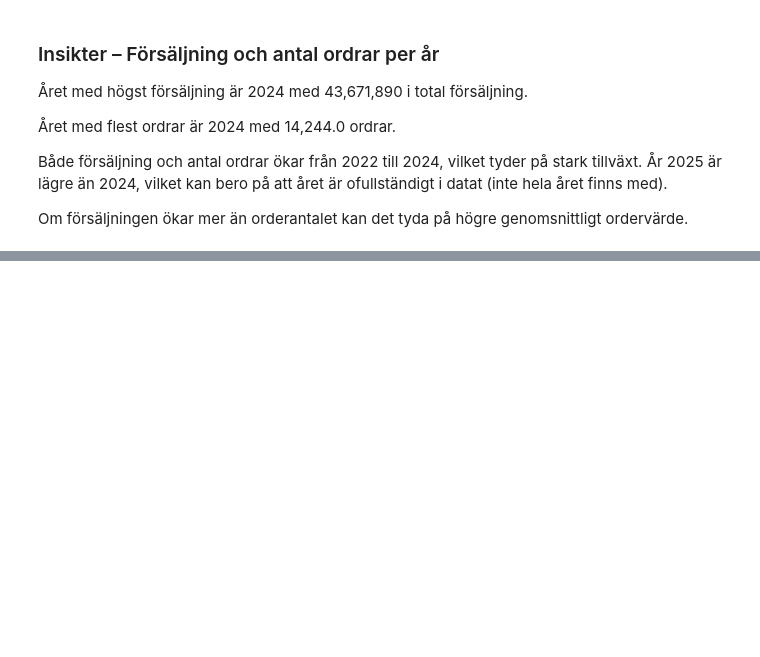
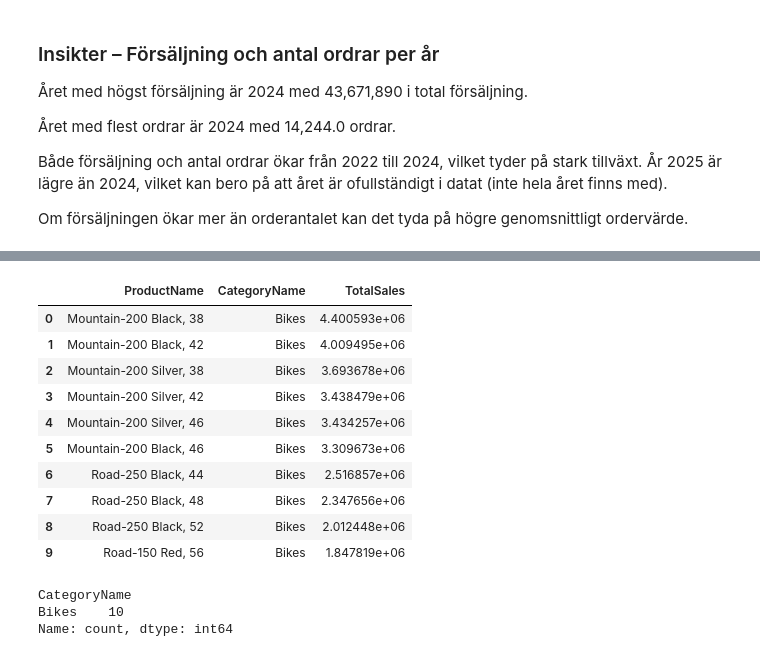
Before and after one commit to gia-w-chai/AdventureWorks2025, a Jupyter notebook: notebooks/analys.ipynb, the cells around one changed output, grey strips where cells are left out. Cells and saved outputs as stored; diff of their text form; code cells hidden in the pictures; blank space fills up the shorter version.

```diff
--- a/notebooks/analys.ipynb
+++ b/notebooks/analys.ipynb
@@ -328,0 +390,36 @@ Om försäljningen ökar mer än orderantalet kan det tyda på högre genomsnitt
+# %%
+query_vis5_cat = """
+SELECT TOP 10
+    p.Name AS ProductName,
+    pc.Name AS CategoryName,
+    SUM(sod.LineTotal) AS TotalSales
+FROM Sales.SalesOrderDetail sod
+INNER JOIN Production.Product p
+    ON sod.ProductID = p.ProductID
+INNER JOIN Production.ProductSubcategory psc
+    ON p.ProductSubcategoryID = psc.ProductSubcategoryID
+INNER JOIN Production.ProductCategory pc
+    ON psc.ProductCategoryID = pc.ProductCategoryID
+GROUP BY p.Name, pc.Name
+ORDER BY TotalSales DESC;
+"""
+df_vis5_cat = query_df(query_vis5_cat)
+df_vis5_cat
+# %% [output]
+|  | ProductName | CategoryName | TotalSales |
+| 0 | Mountain-200 Black, 38 | Bikes | 4.400593e+06 |
+| 1 | Mountain-200 Black, 42 | Bikes | 4.009495e+06 |
+| 2 | Mountain-200 Silver, 38 | Bikes | 3.693678e+06 |
+| 3 | Mountain-200 Silver, 42 | Bikes | 3.438479e+06 |
+| 4 | Mountain-200 Silver, 46 | Bikes | 3.434257e+06 |
+| 5 | Mountain-200 Black, 46 | Bikes | 3.309673e+06 |
+| 6 | Road-250 Black, 44 | Bikes | 2.516857e+06 |
+| 7 | Road-250 Black, 48 | Bikes | 2.347656e+06 |
+| 8 | Road-250 Black, 52 | Bikes | 2.012448e+06 |
+| 9 | Road-150 Red, 56 | Bikes | 1.847819e+06 |
+# %%
+df_vis5_cat["CategoryName"].value_counts()
+# %% [output]
+CategoryName
+Bikes    10
+Name: count, dtype: int64
```
Also changed, not shown: parts of 15 cells of this notebook, 4 other files.
